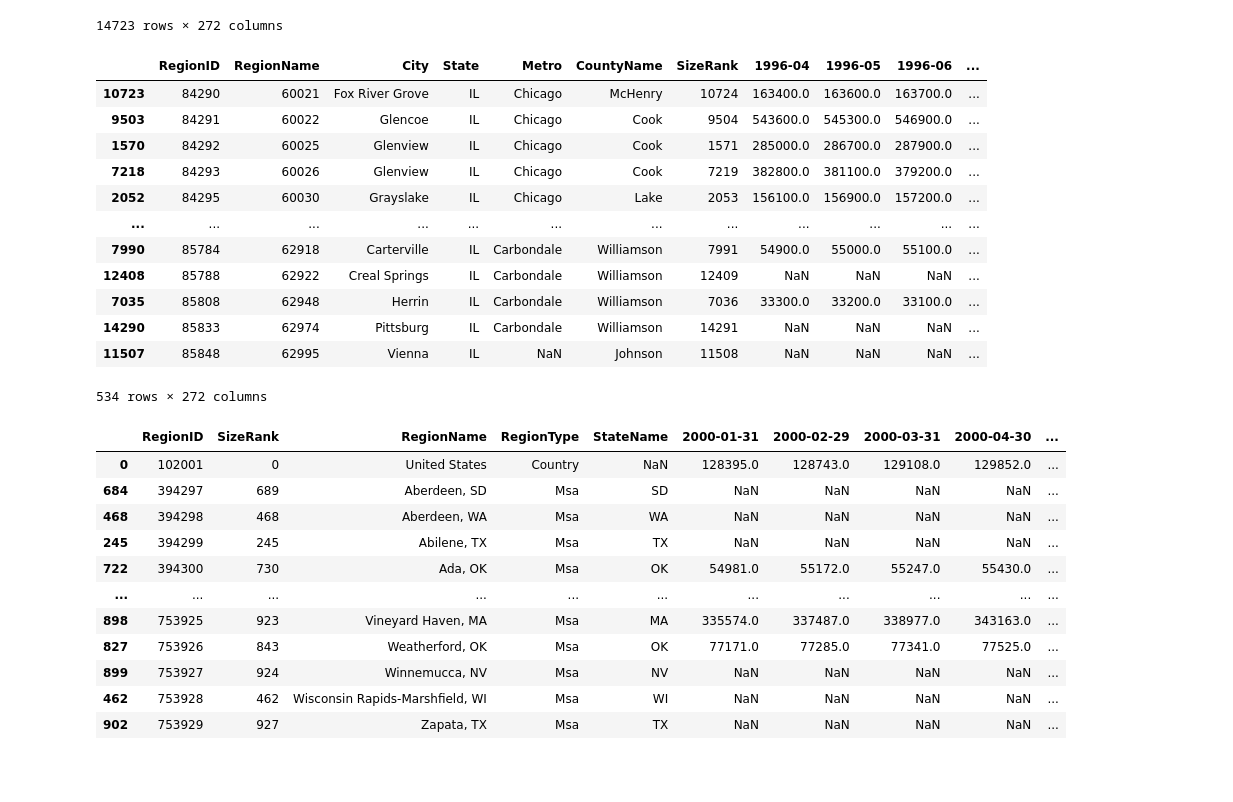
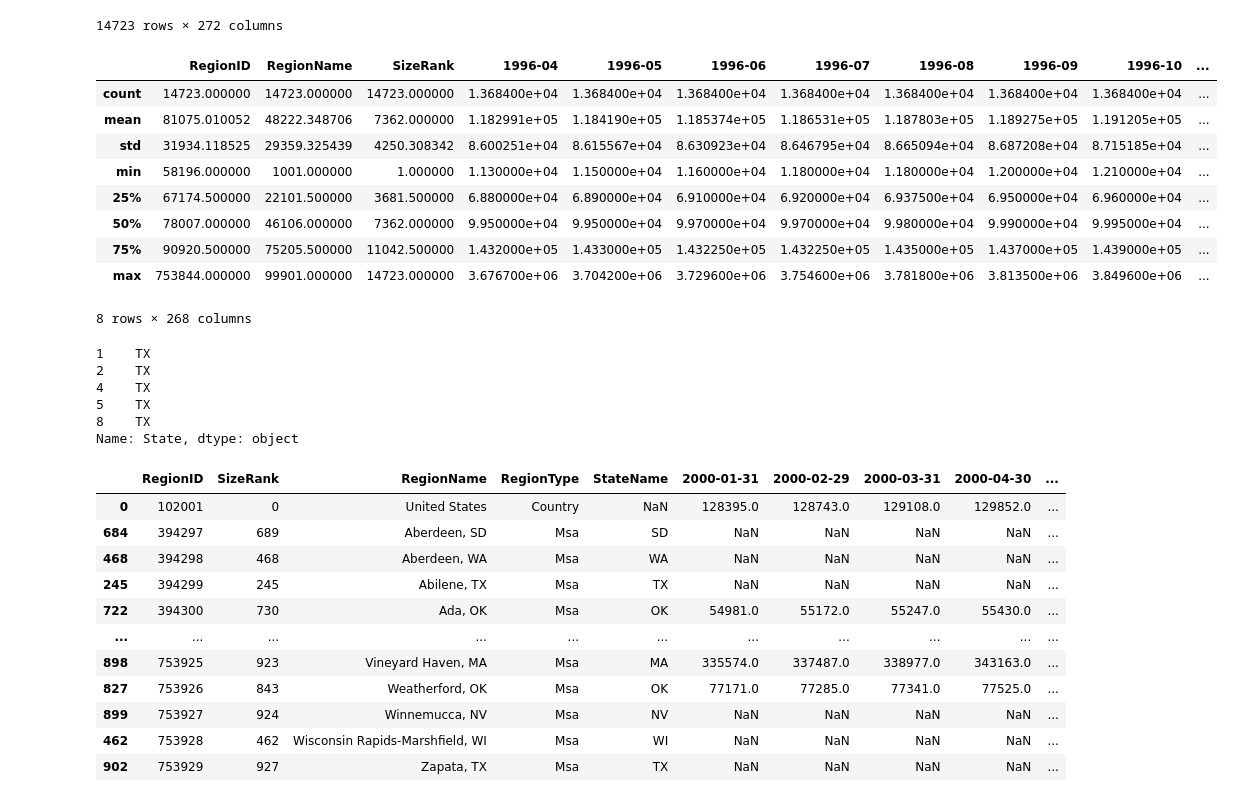
Before and after one commit to WoojinJun/zipcode_investment, a Jupyter notebook: scratch-notebook.ipynb, the cells around one changed output. Drawn from its saved outputs; the diff is of its cells as text; code cells hidden in the pictures; blank space fills up the shorter version.

```diff
--- a/scratch-notebook.ipynb
+++ b/scratch-notebook.ipynb
@@ -37,21 +44,29 @@ df
 | 14721 | 93733 | 81225 | Mount Crested Butte | CO | NaN | Gunnison | 14722 | 191100.0 | 192400.0 | 193700.0 | ... |
 | 14722 | 95851 | 89155 | Mesquite | NV | Las Vegas | Clark | 14723 | 176400.0 | 176300.0 | 176100.0 | ... |
 14723 rows × 272 columns
-# %%
-df[(df['State'] == 'IL') & (df['RegionName'] > 60020)].sort_values('RegionName')
-# %% [output]
-|  | RegionID | RegionName | City | State | Metro | CountyName | SizeRank | 1996-04 | 1996-05 | 1996-06 | ... |
-| 10723 | 84290 | 60021 | Fox River Grove | IL | Chicago | McHenry | 10724 | 163400.0 | 163600.0 | 163700.0 | ... |
-| 9503 | 84291 | 60022 | Glencoe | IL | Chicago | Cook | 9504 | 543600.0 | 545300.0 | 546900.0 | ... |
-| 1570 | 84292 | 60025 | Glenview | IL | Chicago | Cook | 1571 | 285000.0 | 286700.0 | 287900.0 | ... |
-| 7218 | 84293 | 60026 | Glenview | IL | Chicago | Cook | 7219 | 382800.0 | 381100.0 | 379200.0 | ... |
-| 2052 | 84295 | 60030 | Grayslake | IL | Chicago | Lake | 2053 | 156100.0 | 156900.0 | 157200.0 | ... |
-| ... | ... | ... | ... | ... | ... | ... | ... | ... | ... | ... | ... |
-| 7990 | 85784 | 62918 | Carterville | IL | Carbondale | Williamson | 7991 | 54900.0 | 55000.0 | 55100.0 | ... |
-| 12408 | 85788 | 62922 | Creal Springs | IL | Carbondale | Williamson | 12409 | NaN | NaN | NaN | ... |
-| 7035 | 85808 | 62948 | Herrin | IL | Carbondale | Williamson | 7036 | 33300.0 | 33200.0 | 33100.0 | ... |
-| 14290 | 85833 | 62974 | Pittsburg | IL | Carbondale | Williamson | 14291 | NaN | NaN | NaN | ... |
-| 11507 | 85848 | 62995 | Vienna | IL | NaN | Johnson | 11508 | NaN | NaN | NaN | ... |
-534 rows × 272 columns
+# %%
+df.describe()
+# %% [output]
+|  | RegionID | RegionName | SizeRank | 1996-04 | 1996-05 | 1996-06 | 1996-07 | 1996-08 | 1996-09 | 1996-10 | ... |
+| count | 14723.000000 | 14723.000000 | 14723.000000 | 1.368400e+04 | 1.368400e+04 | 1.368400e+04 | 1.368400e+04 | 1.368400e+04 | 1.368400e+04 | 1.368400e+04 | ... |
+| mean | 81075.010052 | 48222.348706 | 7362.000000 | 1.182991e+05 | 1.184190e+05 | 1.185374e+05 | 1.186531e+05 | 1.187803e+05 | 1.189275e+05 | 1.191205e+05 | ... |
+| std | 31934.118525 | 29359.325439 | 4250.308342 | 8.600251e+04 | 8.615567e+04 | 8.630923e+04 | 8.646795e+04 | 8.665094e+04 | 8.687208e+04 | 8.715185e+04 | ... |
+| min | 58196.000000 | 1001.000000 | 1.000000 | 1.130000e+04 | 1.150000e+04 | 1.160000e+04 | 1.180000e+04 | 1.180000e+04 | 1.200000e+04 | 1.210000e+04 | ... |
+| 25% | 67174.500000 | 22101.500000 | 3681.500000 | 6.880000e+04 | 6.890000e+04 | 6.910000e+04 | 6.920000e+04 | 6.937500e+04 | 6.950000e+04 | 6.960000e+04 | ... |
+| 50% | 78007.000000 | 46106.000000 | 7362.000000 | 9.950000e+04 | 9.950000e+04 | 9.970000e+04 | 9.970000e+04 | 9.980000e+04 | 9.990000e+04 | 9.995000e+04 | ... |
+| 75% | 90920.500000 | 75205.500000 | 11042.500000 | 1.432000e+05 | 1.433000e+05 | 1.432250e+05 | 1.432250e+05 | 1.435000e+05 | 1.437000e+05 | 1.439000e+05 | ... |
+| max | 753844.000000 | 99901.000000 | 14723.000000 | 3.676700e+06 | 3.704200e+06 | 3.729600e+06 | 3.754600e+06 | 3.781800e+06 | 3.813500e+06 | 3.849600e+06 | ... |
+8 rows × 268 columns
+# %%
+df_texas = df.State[df.State == 'TX']
+df_texas.head()
+# texas
+# %% [output]
+1    TX
+2    TX
+4    TX
+5    TX
+8    TX
+Name: State, dtype: object
 # %%
 df1 = pd.read_csv("time-series/zillow_homevalue.csv")
```
Also changed, not shown: parts of 10 cells of this notebook.
